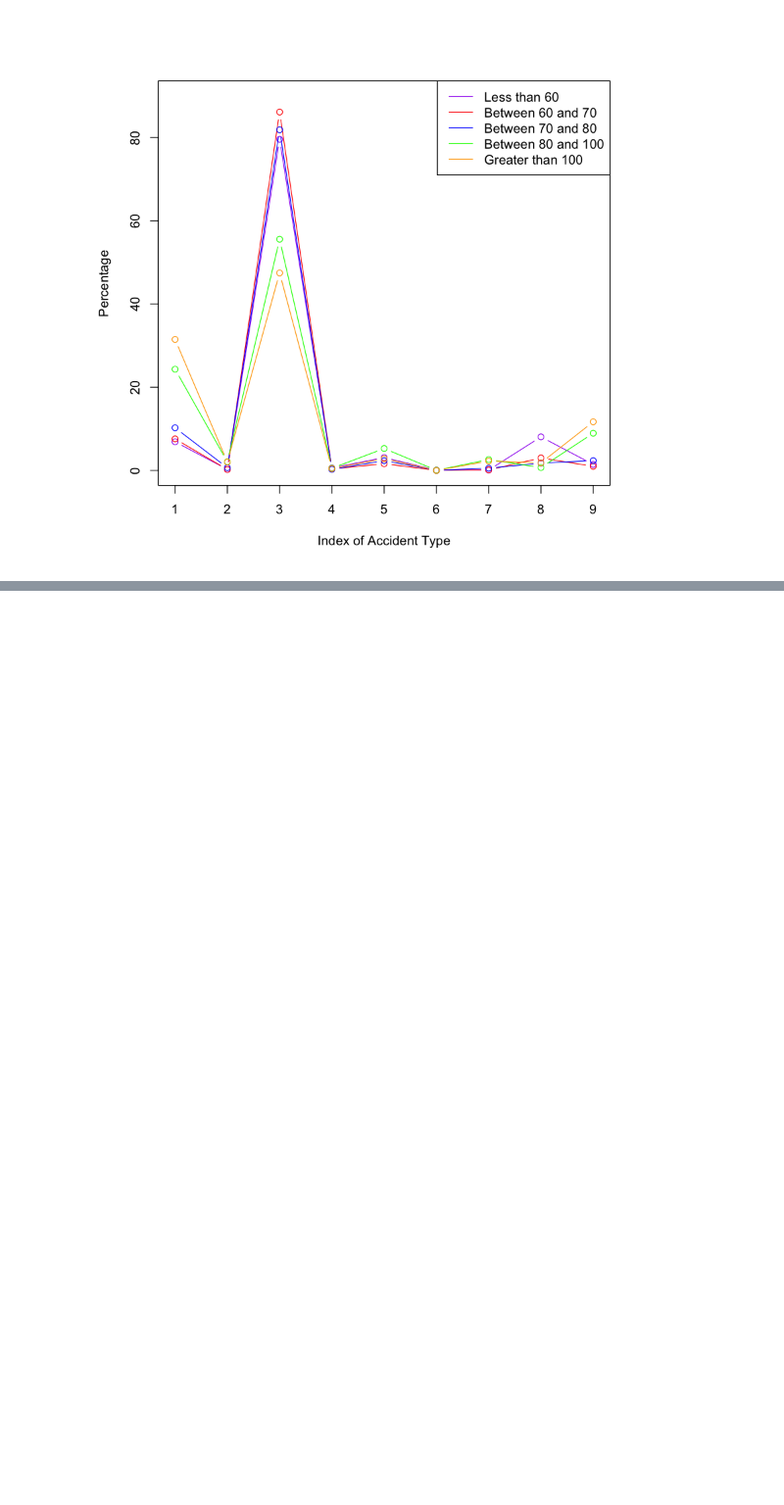
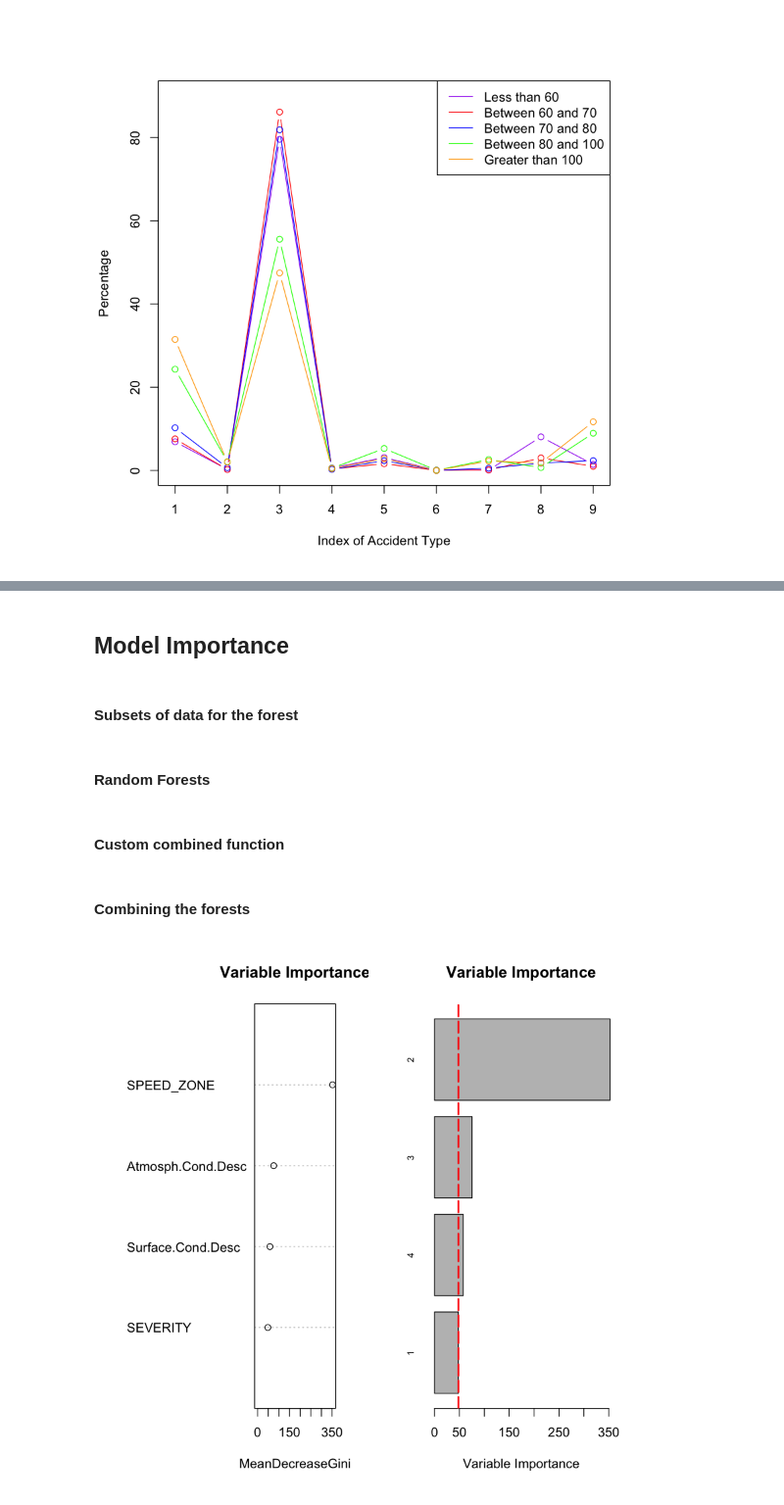
Before and after one commit to cyamma/melb_car_crash, a Jupyter notebook: accident_analysis.ipynb, the cells around one changed output, grey strips where cells are left out. Shown at 98% size. Drawn from its saved outputs; the diff is of its cells as text; code cells hidden in the pictures; blank space fills up the shorter version.

```diff
--- a/accident_analysis.ipynb
+++ b/accident_analysis.ipynb
@@ -378,0 +394,12 @@ Index and Collision Type
+# %% [markdown]
+## Model Importance
+# %%
+set.seed(1234)
+melb_cc_rf <- melb_cc[which(melb_cc$SPEED_ZONE >= 70 & !melb_cc$SPEED_ZONE %in% c(777, 888, 999)), ]
+melb_cc_rf$SPEED_ZONE <- as.factor(melb_cc_rf$SPEED_ZONE)
+colnames(melb_cc_rf)[3] <- 'Result'
+melb_cc_rf$Result <- factor(melb_cc_rf$Result)
+rf_data <- melb_cc_rf[,-c(1, 4, 2, 7, 8, 9, 10, 11, 12, 13, 16)]
+rf_data <- na.omit(rf_data)
+# %% [markdown]
+#### Subsets of data for the forest
@@ -378,0 +418,27 @@ Index and Collision Type
+# %% [markdown]
+####  Random Forests
+# %%
+rf1 <- randomForest(Result ~., data = rf_data1, mtry = sqrt(length(rf_data1)),
+                    ntree = 10, proximity = TRUE, norm.votes = FALSE)
+rf2 <- randomForest(Result ~., data = rf_data2, mtry = sqrt(length(rf_data2)),
+                    ntree = 10, proximity = TRUE, norm.votes = FALSE)
+rf3 <- randomForest(Result ~., data = rf_data3, mtry = sqrt(length(rf_data3)),
+                    ntree = 10, proximity = TRUE, norm.votes = FALSE)
+rf4 <- randomForest(Result ~., data = rf_data4, mtry = sqrt(length(rf_data4)),
+                    ntree = 10, proximity = TRUE, norm.votes = FALSE)
+rf5 <- randomForest(Result ~., data = rf_data5, mtry = sqrt(length(rf_data5)),
+                    ntree = 10, proximity = TRUE, norm.votes = FALSE)
+#rf6 <- randomForest(Result ~., data = rf_data6, mtry = sqrt(length(rf_data6)),
+#                    ntree = 10, proximity = TRUE, norm.votes = FALSE)
+#rf7 <- randomForest(Result ~., data = rf_data7, mtry = sqrt(length(rf_data7)),
+#                   ntree = 10, proximity = TRUE, norm.votes = FALSE)
+rf8 <- randomForest(Result ~., data = rf_data8, mtry = sqrt(length(rf_data8)),
+                    ntree = 10, proximity = TRUE, norm.votes = FALSE)
+rf9 <- randomForest(Result ~., data = rf_data9, mtry = sqrt(length(rf_data9)),
+                    ntree = 10, proximity = TRUE, norm.votes = FALSE)
+rf10 <- randomForest(Result ~., data = rf_data10, mtry = sqrt(length(rf_data10)),
+                    ntree = 10, proximity = TRUE, norm.votes = FALSE)
+rf11 <- randomForest(Result ~., data = rf_data11, mtry = sqrt(length(rf_data11)),
+                    ntree = 10, proximity = TRUE, norm.votes = FALSE)
+# %% [markdown]
+#### Custom combined function
@@ -378,0 +517,15 @@ Index and Collision Type
+# %% [markdown]
+#### Combining the forests
+# %%
+combined_rf <- my_combine(rf1, rf2, rf3, rf4, rf5, rf8, rf9, rf10, rf11)
+# %%
+par(mfrow = c(1,2))
+varImpPlot(combined_rf, main = 'Variable Importance')
+rfImportance <- varImp(combined_rf)
+barplot(sort(rfImportance$Overall),
+        horiz = TRUE, names.arg = paste(as.character(order(rfImportance$Overall))), cex.names = 0.7,
+        xlab = 'Variable Importance')
+abline(v = abs(min(rfImportance$Overal)), col='red', lty = 'longdash', lwd = 2)
+title('Variable Importance')
+# %% [output]
+[figure, added]
```
Also changed, not shown: parts of 6 cells of this notebook.
